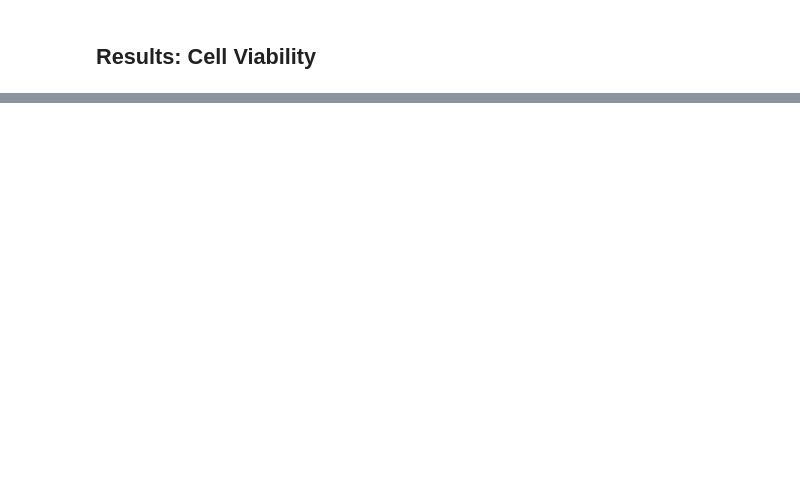
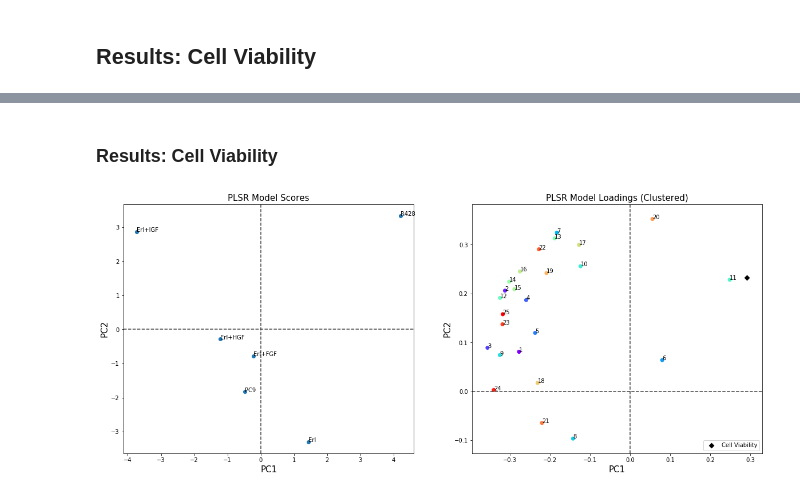
Before and after one commit to zoeskim/BE-188-Project, a Jupyter notebook: BE188-Final Project_capitalizedClusters.ipynb, the cells around one changed output, grey strips where cells are left out. Saved outputs shown, nothing was run; the diff lists cells and outputs as text; code cells hidden in the pictures; blank space fills up the shorter version.

```diff
--- a/BE188-Final Project_capitalizedClusters.ipynb
+++ b/BE188-Final Project_capitalizedClusters.ipynb
@@ -342,0 +478,36 @@ plt.show()
+# %% [markdown]
+### Results: Cell Viability
+# %%
+fig, axs = plt.subplots(1, 2,figsize=(20,8))
+colors_ = cm.rainbow(np.linspace(0, 1, 25))
+axs[0].scatter(PC1_scores_cvC,PC2_scores_cvC)
+for j, txt in enumerate(treatments_cv):
+    axs[0].annotate(txt, (PC1_scores_cvC[j], PC2_scores_cvC[j]))
+axs[0].set_title('PLSR Model Scores', fontsize = 15)
+axs[0].set_xlabel('PC1', fontsize = 15)
+axs[0].set_ylabel('PC2', fontsize = 15)
+#axs[0].set_xlim([-15, 15])
+#axs[0].set_ylim([-15, 15])
+axs[0].axhline(y=0, color='0.25', linestyle='--')
+axs[0].axvline(x=0, color='0.25', linestyle='--')
+axs[1].scatter(PC1_xload_cvC, PC2_xload_cvC, c=np.arange(25), cmap=colors.ListedColormap(colors_))
+cl = []
+for i in range(25):
+    i += 1
+    Var = str(i)
+    cl.append(Var)
+cls = np.array(cl)
+for j, txt in enumerate(cls):
+    axs[1].annotate(txt, (PC1_xload_cvC[j], PC2_xload_cvC[j]))
+axs[1].scatter(PC1_yload_cvC, PC2_yload_cvC, color='#000000', marker='D', label='Cell Viability')
+axs[1].legend(loc=4)
+axs[1].set_title('PLSR Model Loadings (Clustered)', fontsize = 15)
+axs[1].set_xlabel('PC1', fontsize = 15)
+axs[1].set_ylabel('PC2', fontsize = 15)
+#axs[1].set_xlim([-0.15, 0.15])
+#axs[1].set_ylim([-0.15, 0.15])
+axs[1].axhline(y=0, color='0.25', linestyle='--')
+axs[1].axvline(x=0, color='0.25', linestyle='--')
+plt.show()
+# %% [output]
+[figure, added]
```
Also changed, not shown: parts of 17 cells of this notebook.
